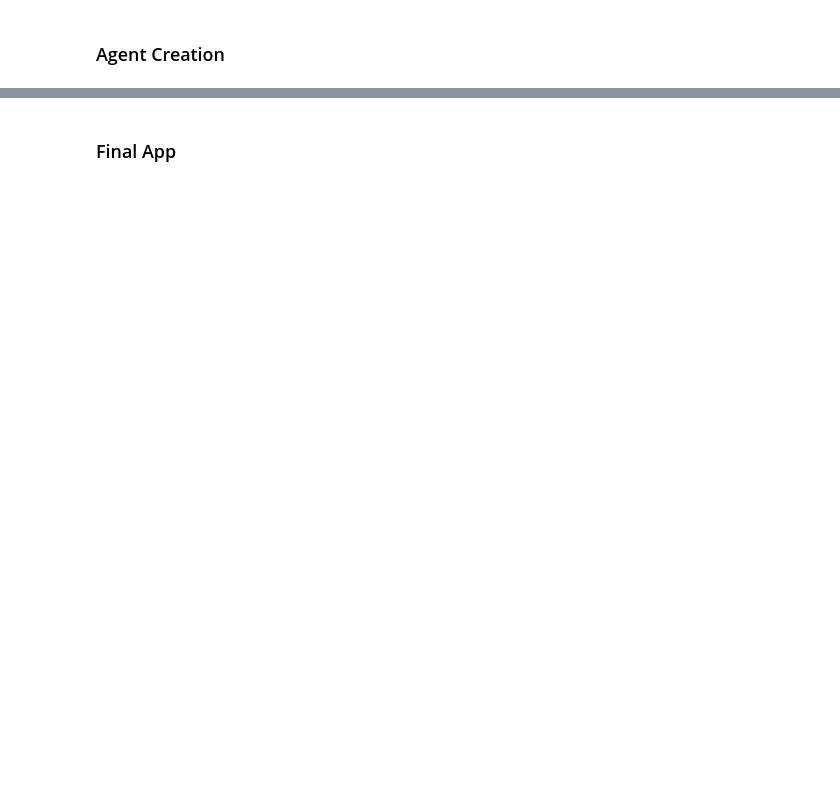
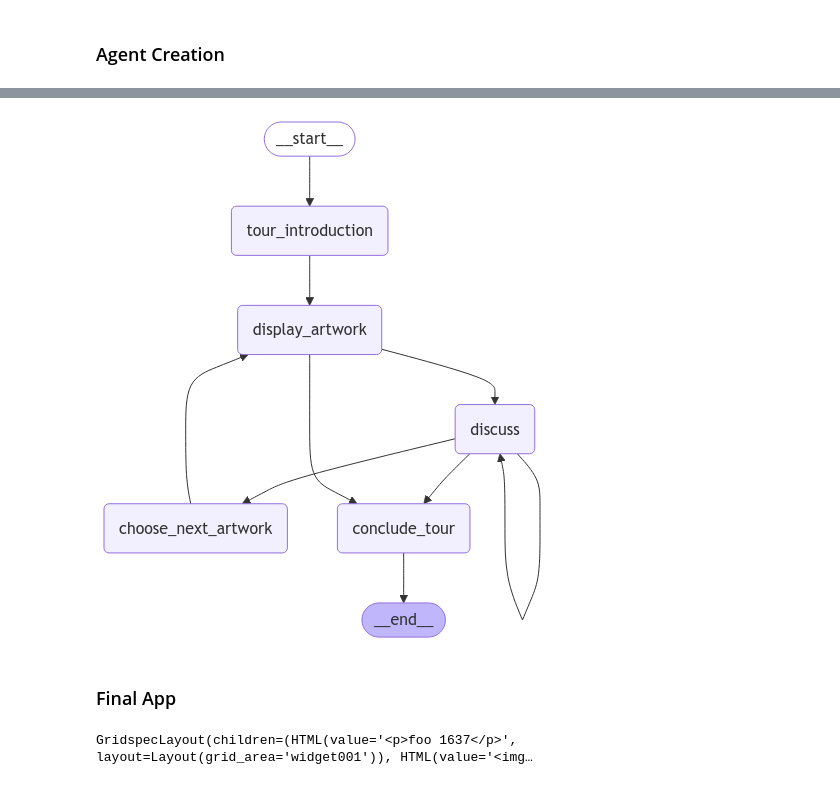
Before and after one commit to NirDiamant/GenAI_Agents, a Jupyter notebook: all_agents_tutorials/art_agent.ipynb, the cells around one changed output, grey strips where cells are left out. Cells and saved outputs as stored; diff of their text form; code cells hidden in the pictures; blank space fills up the shorter version.

```diff
--- a/all_agents_tutorials/art_agent.ipynb
+++ b/all_agents_tutorials/art_agent.ipynb
@@ -156,0 +194,9 @@ INFO:nano-vectordb:Init {'embedding_dim': 1536, 'metric': 'cosine', 'storage_fil
+# %%
+class ArtTourState(TypedDict):
+    artwork: str
+    artwork_metadata: str
+    artwork_description: str
+    artwork_url: str
+    art_request: str
+    past_artworks: list[str]
+    discussion_messages: list[str]
@@ -279,7 +484,71 @@ display(
+# %%
+
+workflow = StateGraph(ArtTourState)
+# nodes
+workflow.add_node('tour_introduction', tour_introduction)
+workflow.add_node('display_artwork', display_artwork)
+workflow.add_node('choose_next_artwork', choose_next_artwork)
+workflow.add_node('discuss', discuss)
+workflow.add_node('conclude_tour', conclude_tour)
+
+workflow.add_edge('tour_introduction', 'display_artwork')
+workflow.add_edge('display_artwork', 'discuss')
+workflow.add_edge('discuss', 'discuss')
+workflow.add_edge('discuss', 'choose_next_artwork')
+
+workflow.add_edge('choose_next_artwork', 'display_artwork')
+workflow.add_edge('display_artwork', 'conclude_tour')
+workflow.add_edge('discuss', 'conclude_tour')
+
+workflow.add_edge('conclude_tour', END)
+
+# edges
+workflow.set_entry_point('tour_introduction')
+app = workflow.compile()
+display(
+    IPImage(
+        app.get_graph().draw_mermaid_png(
+            draw_method=MermaidDrawMethod.API,
+        )
+    )
+)
+# %% [output]
+[figure, added]
 # %%
 async def run_workflow(query: str)
 # %% [markdown]
 ### Final App
+# %%
+def create_image_widget(artwork_url: str):
+    return widgets.HTML(value=f'<img src="{get_artwork_image_url(artwork_url)}">')
+
+
+def create_description_box(description: str):
+    return widgets.HTML(markdown.markdown(description))
+    # return widgets.HTML(value=f'<h1>{description}</h1>')
+
+
+exit_loop = False
+
+prompt_input = widgets.Text(value='helloworld')
+
+
+def callback(widget):
+    # Start workflow loop
+    pass
+
+
+prompt_input.on_submit(callback)
+
+grid_layout = GridspecLayout(20, 1)
+grid_layout[0, 0] = create_description_box("foo 1637")
+grid_layout[1:12, 0] = create_image_widget('/en/pieter-codde/the-meagre-company-1637')
+grid_layout[13, 0] = create_description_box("this is a llm response")
+grid_layout[14, 0] = prompt_input
+
+grid_layout
+# %% [output]
+GridspecLayout(children=(HTML(value='<p>foo 1637</p>', layout=Layout(grid_area='widget001')), HTML(value='<img…
 # %%
 # User Loop
 current_image = "https://www.wikiart.org/en/pierre-auguste-renoir/ball-at-the-moulin-de-la-galette-1876"
```
Also changed, not shown: parts of 25 cells of this notebook, 10 other files.
